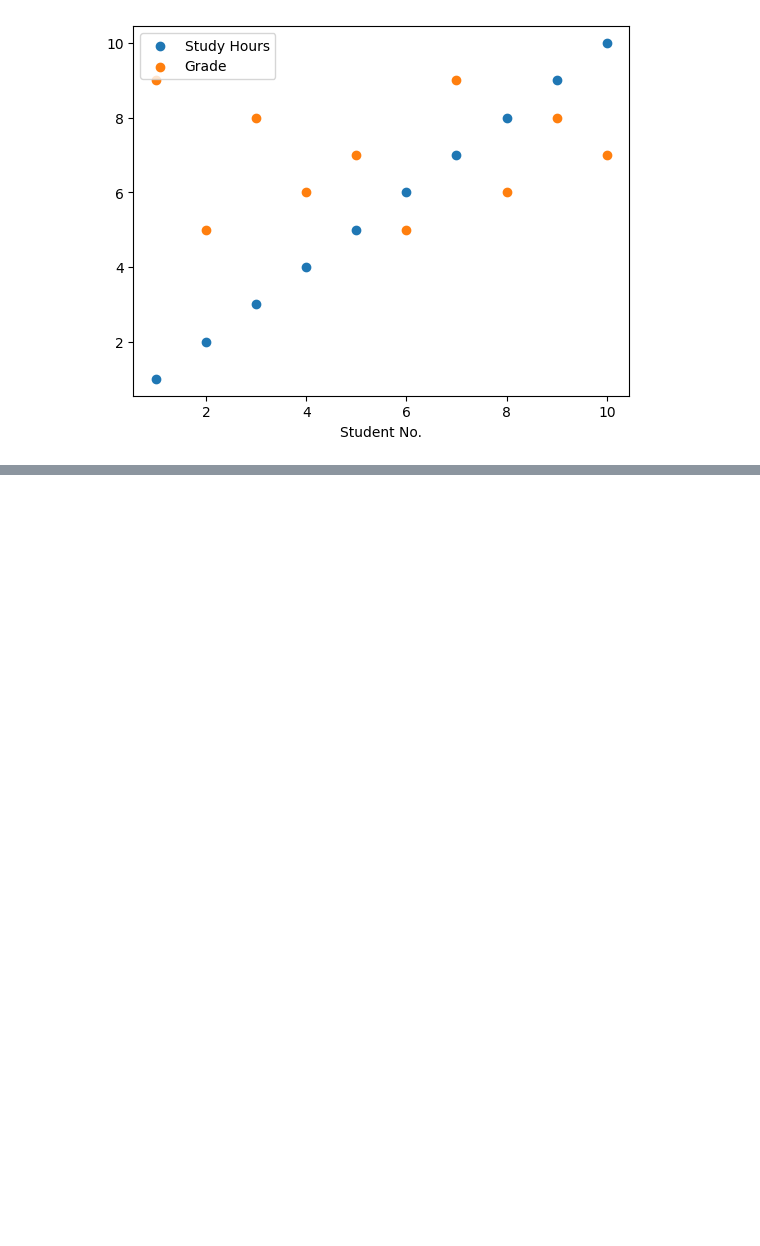
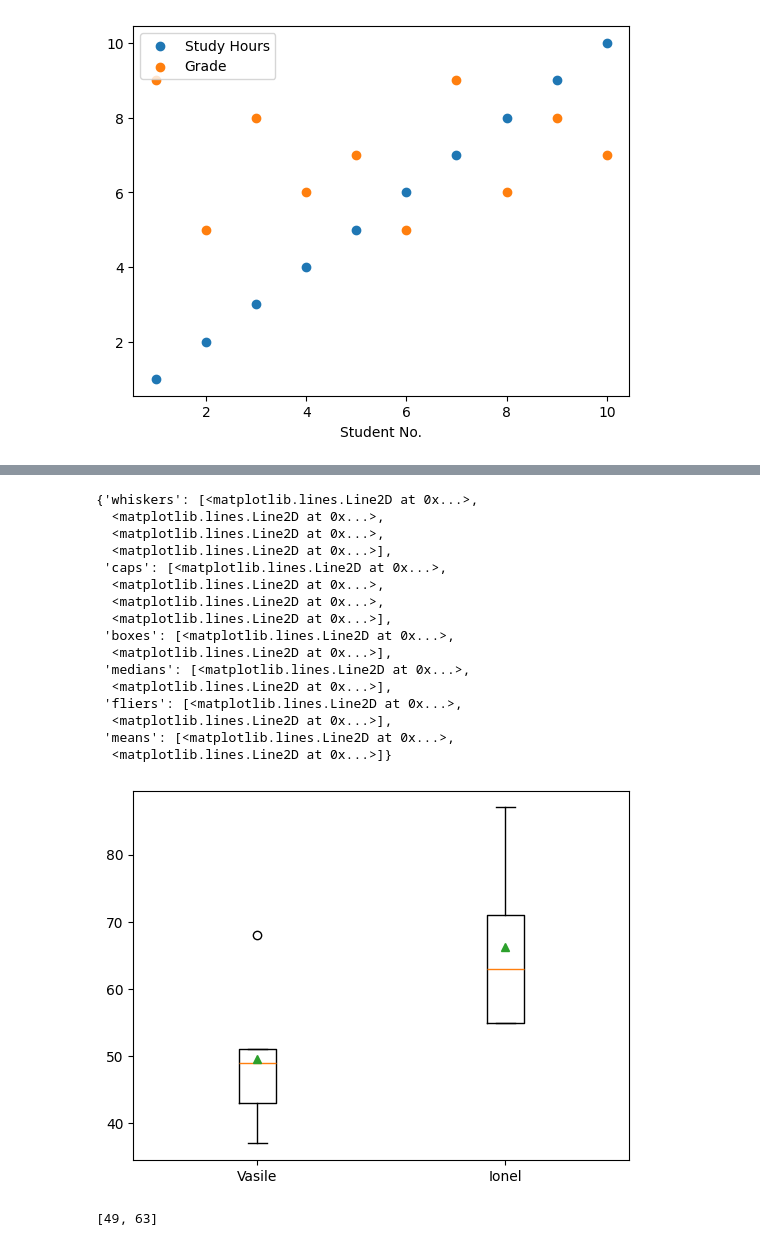
Before and after one commit to gabigutu/link-data-analysis, a Jupyter notebook: link_plot/test_plot.ipynb, the cells around one changed output, grey strips where cells are left out. Cells and saved outputs as stored; diff of their text form; code cells hidden in the pictures; blank space fills up the shorter version.

```diff
--- a/link_plot/test_plot.ipynb
+++ b/link_plot/test_plot.ipynb
@@ -51,0 +137,29 @@ plt.legend()
+# %%
+# Eficienta
+zile = ['Lu', 'Ma', 'Mi', 'Jo', 'Vi']
+e_vasile = [43, 37, 49, 51, 68]
+e_ionel = [55, 87, 71, 63, 55]
+
+plt.boxplot([e_vasile, e_ionel], labels=['Vasile', 'Ionel'], showmeans=True)
+# %% [output]
+{'whiskers': [<matplotlib.lines.Line2D at 0x...>,
+  <matplotlib.lines.Line2D at 0x...>,
+  <matplotlib.lines.Line2D at 0x...>,
+  <matplotlib.lines.Line2D at 0x...>],
+ 'caps': [<matplotlib.lines.Line2D at 0x...>,
+  <matplotlib.lines.Line2D at 0x...>,
+  <matplotlib.lines.Line2D at 0x...>,
+  <matplotlib.lines.Line2D at 0x...>],
+ 'boxes': [<matplotlib.lines.Line2D at 0x...>,
+  <matplotlib.lines.Line2D at 0x...>],
+ 'medians': [<matplotlib.lines.Line2D at 0x...>,
+  <matplotlib.lines.Line2D at 0x...>],
+ 'fliers': [<matplotlib.lines.Line2D at 0x...>,
+  <matplotlib.lines.Line2D at 0x...>],
+ 'means': [<matplotlib.lines.Line2D at 0x...>,
+  <matplotlib.lines.Line2D at 0x...>]}
+[figure, added]
+# %%
+[statistics.median(e_vasile), statistics.median(e_ionel)]
+# %% [output]
+[49, 63]
```
Also changed, not shown: parts of 17 cells of this notebook.
